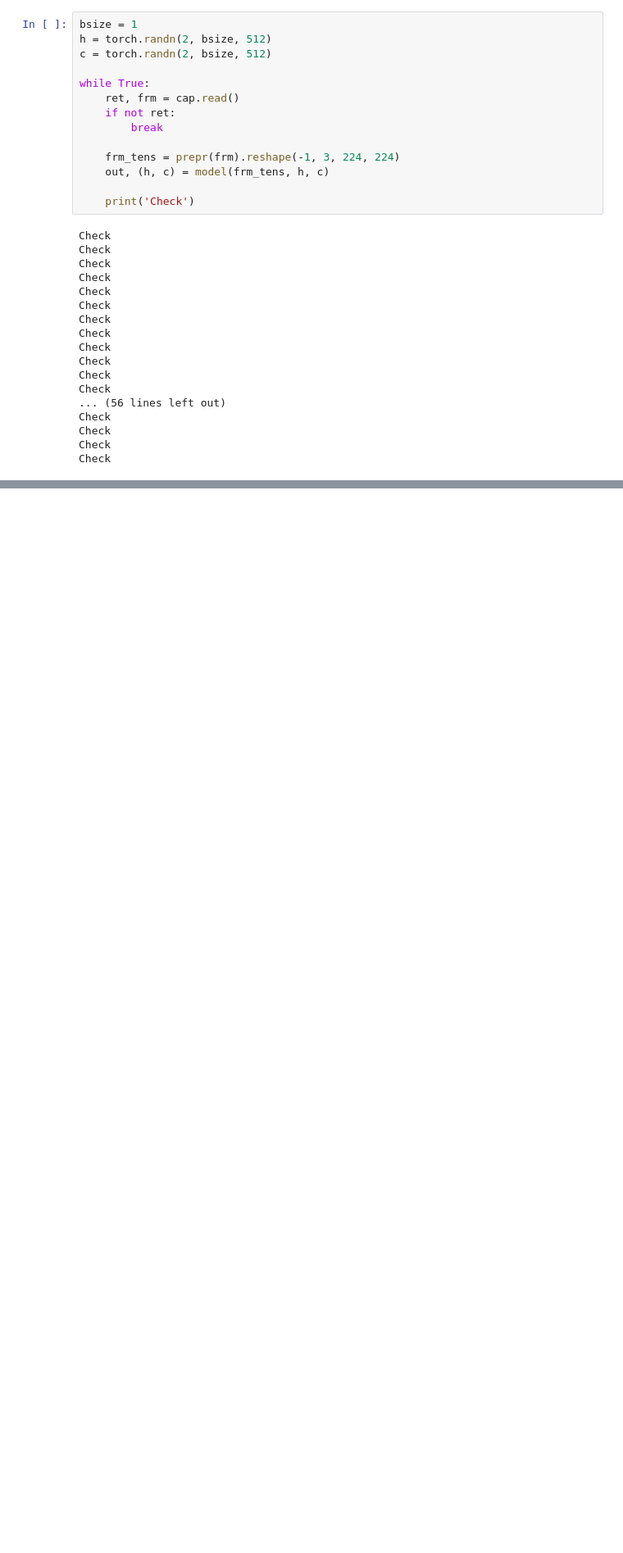
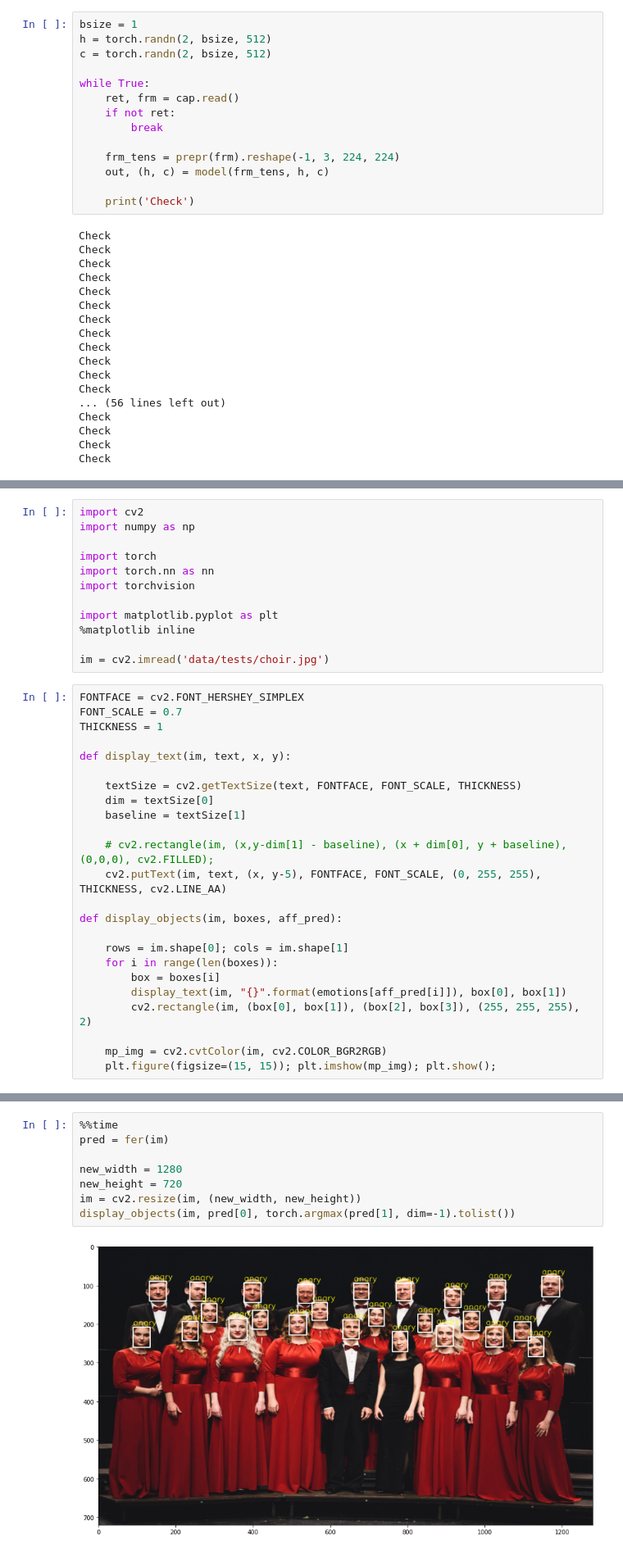
Before and after one commit to Irek21/ExpressionRecognition, a Jupyter notebook: main.ipynb, the cells around one changed output, grey strips where cells are left out. Shown at 82% size. Saved outputs shown, nothing was run; the diff lists cells and outputs as text; blank space fills up the shorter version.

```diff
--- a/main.ipynb
+++ b/main.ipynb
@@ -110,0 +282,36 @@ Check
+# %%
+import cv2
+import numpy as np
+
+import torch
+import torch.nn as nn
+import torchvision
+
+import matplotlib.pyplot as plt
+%matplotlib inline
+
+im = cv2.imread('data/tests/choir.jpg')
+# %%
+FONTFACE = cv2.FONT_HERSHEY_SIMPLEX
+FONT_SCALE = 0.7
+THICKNESS = 1
+
+def display_text(im, text, x, y):
+
+    textSize = cv2.getTextSize(text, FONTFACE, FONT_SCALE, THICKNESS)
+    dim = textSize[0]
+    baseline = textSize[1]
+
+    # cv2.rectangle(im, (x,y-dim[1] - baseline), (x + dim[0], y + baseline), (0,0,0), cv2.FILLED);
+    cv2.putText(im, text, (x, y-5), FONTFACE, FONT_SCALE, (0, 255, 255), THICKNESS, cv2.LINE_AA)
+
+def display_objects(im, boxes, aff_pred):
+
+    rows = im.shape[0]; cols = im.shape[1]
+    for i in range(len(boxes)):
+        box = boxes[i]
+        display_text(im, "{}".format(emotions[aff_pred[i]]), box[0], box[1])
+        cv2.rectangle(im, (box[0], box[1]), (box[2], box[3]), (255, 255, 255), 2)
+
+    mp_img = cv2.cvtColor(im, cv2.COLOR_BGR2RGB)
+    plt.figure(figsize=(15, 15)); plt.imshow(mp_img); plt.show();
@@ -110,0 +495,10 @@ Check
+# %%
+%%time
+pred = fer(im)
+
+new_width = 1280
+new_height = 720
+im = cv2.resize(im, (new_width, new_height))
+display_objects(im, pred[0], torch.argmax(pred[1], dim=-1).tolist())
+# %% [output]
+[figure, added]
```
Also changed, not shown: parts of 20 cells of this notebook, 9 other files.
